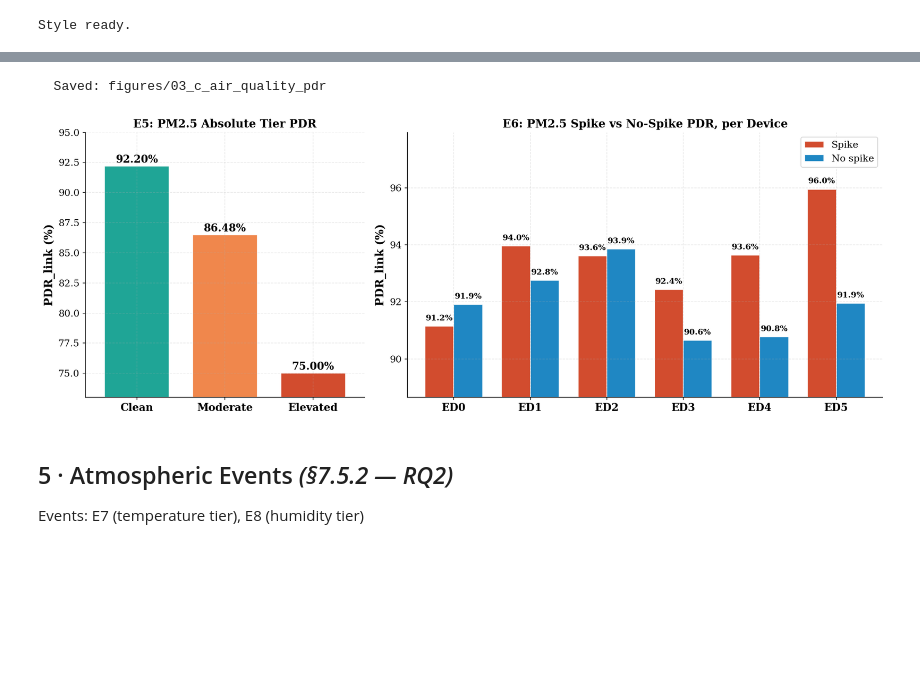
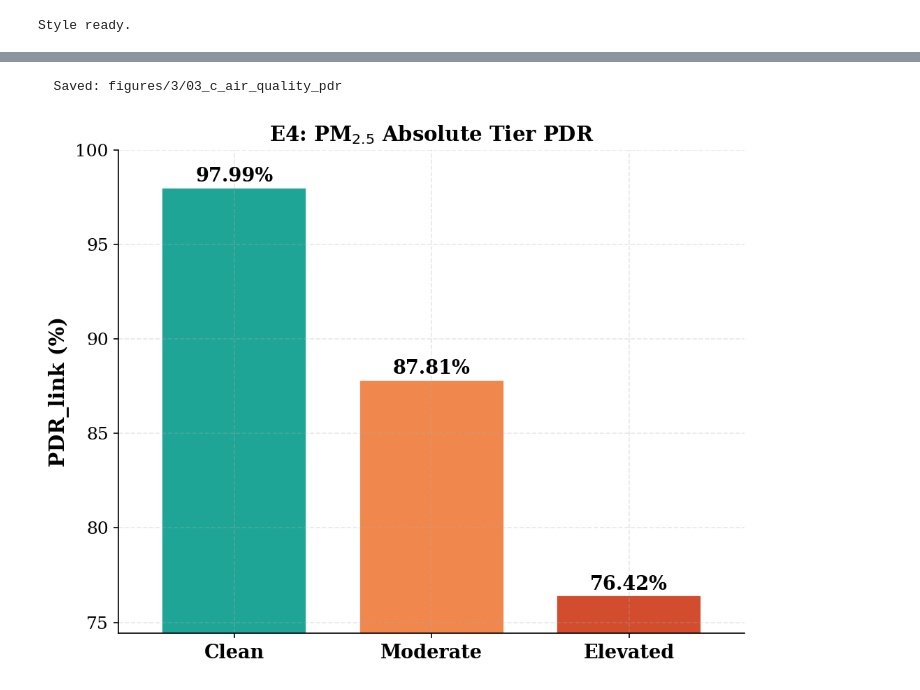
Before and after one commit to vincentmworia/Master-Thesis-Reliability-Analysis-of-Indoor-LoRaWAN-Links-using-packet-counter-reconstruction, a Jupyter notebook: notebooks/03_statistical_analysis.ipynb, the cells around one changed output, grey strips where cells are left out. Drawn from its saved outputs; the diff is of its cells as text; code cells hidden in the pictures; blank space fills up the shorter version.

```diff
--- a/notebooks/03_statistical_analysis.ipynb
+++ b/notebooks/03_statistical_analysis.ipynb
@@ -473,68 +562,38 @@ E6: PM2.5 Spike (device-specific 90th percentile) — per device
 # %%
-# Fig 03-C — Air Quality Events (E5, E6)
-fig, axes = plt.subplots(1, 2, figsize=(15, 5.5), gridspec_kw={'width_ratios': [1, 1.7]})
+# Fig 03-C — Air Quality Event PDR (E4)
+fig, ax = plt.subplots(figsize=(7, 5.5))
 
-# axes[0] = E5: PM2.5 absolute tier
 pm_tiers = ['clean', 'moderate', 'elevated']
 pm_labs = ['Clean', 'Moderate', 'Elevated']
-pm_pdrs = [pdr_grp(df_link[df_link['e5_pm25_tier'] == t])
-           if len(df_link[df_link['e5_pm25_tier'] == t]) > 0 else 0 for t in pm_tiers]
+pm_pdrs = [
+    (
+        pdr_grp(df_link[df_link['e4_pm25_tier'] == t])
+        if len(df_link[df_link['e4_pm25_tier'] == t]) > 0
+        else 0
+    )
+    for t in pm_tiers
+]
 
 x0 = np.arange(len(pm_labs)) * 0.75
-axes[0].bar(x0, pm_pdrs, 0.55,
-            color=[C['green'], C['orange'], C['red']], alpha=0.88, edgecolor='white')
+ax.bar(
+    x0, pm_pdrs, 0.55, color=[C['green'], C['orange'], C['red']], alpha=0.88, edgecolor='white'
+)
 for xi, v in zip(x0, pm_pdrs):
     if v > 0:
-        axes[0].text(xi, v + 0.1, f'{v:.2f}%', ha='center', va='bottom', fontsize=13, fontweight='bold')
-axes[0].set_xticks(x0)
-axes[0].set_xticklabels(pm_labs, fontsize=13, fontweight='bold')
-axes[0].margins(x=0.08)
-axes[0].set_ylabel('PDR_link (%)', fontsize=14, fontweight='bold')
-axes[0].tick_params(axis='y', labelsize=12)
+        ax.text(
+            xi, v + 0.1, f'{v:.2f}%', ha='center', va='bottom', fontsize=13, fontweight='bold'
+        )
+ax.set_xticks(x0)
+ax.set_xticklabels(pm_labs, fontsize=13, fontweight='bold')
+ax.margins(x=0.08)
+ax.set_ylabel('PDR_link (%)', fontsize=14, fontweight='bold')
+ax.tick_params(axis='y', labelsize=12)
 valid_pdrs = [v for v in pm_pdrs if v > 0]
-axes[0].set_ylim(min(valid_pdrs) - 2 if valid_pdrs else 0, 95)
-axes[0].set_title('E5: PM2.5 Absolute Tier PDR', fontsize=14, fontweight='bold')
+ax.set_ylim(min(valid_pdrs) - 2 if valid_pdrs else 0, 100)
+ax.set_title('E4: PM$_{2.5}$ Absolute Tier PDR', fontsize=14, fontweight='bold')
 
-# axes[1] = E6: PM2.5 spike, per device
-devices_e6 = sorted(df_link['device_id'].unique())
-spike_vals, normal_vals = [], []
-for dev in devices_e6:
-    g_dev = df_link[df_link['device_id'] == dev]
-    spike_vals.append(pdr_grp(g_dev[g_dev['e6_pm25_spike'] == 1]))
-    normal_vals.append(pdr_grp(g_dev[g_dev['e6_pm25_spike'] == 0]))
-
-x1 = np.arange(len(devices_e6)) * 0.85
-w1 = 0.32
-
-b1 = axes[1].bar(x1 - w1 / 2, spike_vals, w1, color=C['red'], alpha=0.88,
-                  edgecolor='white', label='Spike')
-b2 = axes[1].bar(x1 + w1 / 2, normal_vals, w1, color=C['blue'], alpha=0.88,
-                  edgecolor='white', label='No spike')
-
-for bar, v in zip(b1, spike_vals):
-    axes[1].text(bar.get_x() + bar.get_width() / 2, v + 0.15, f'{v:.1f}%',
-                 ha='center', va='bottom', fontsize=10, fontweight='bold')
-for bar, v in zip(b2, normal_vals):
-    axes[1].text(bar.get_x() + bar.get_width() / 2, v + 0.15, f'{v:.1f}%',
-                 ha='center', va='bottom', fontsize=10, fontweight='bold')
-
-axes[1].set_xticks(x1)
-axes[1].set_xticklabels(devices_e6, fontsize=13, fontweight='bold')
-axes[1].margins(x=0.04)
-axes[1].set_ylabel('PDR_link (%)', fontsize=14, fontweight='bold')
-axes[1].tick_params(axis='y', labelsize=12)
-all_e6_vals = spike_vals + normal_vals
-axes[1].set_ylim(min(all_e6_vals) - 2, max(all_e6_vals) + 2)
-axes[1].legend(fontsize=12, loc='upper right`')
-axes[1].set_title('E6: PM2.5 Spike vs No-Spike PDR, per Device', fontsize=14, fontweight='bold')
-
-# fig.suptitle('Air Quality Events (E5, E6)', fontsize=11, fontweight='bold')
 fig.tight_layout()
 save_fig(fig, '03_c_air_quality_pdr')
 # %% [output]
-  Saved: figures/03_c_air_quality_pdr
+  Saved: figures/3/03_c_air_quality_pdr
-[figure, old version]
+[figure, new version]
-# %% [markdown]
-## 5 · Atmospheric Events  *(§7.5.2 — RQ2)*
-
-Events: E7 (temperature tier), E8 (humidity tier)
```
Also changed, not shown: parts of 56 cells of this notebook, 33 other files.
